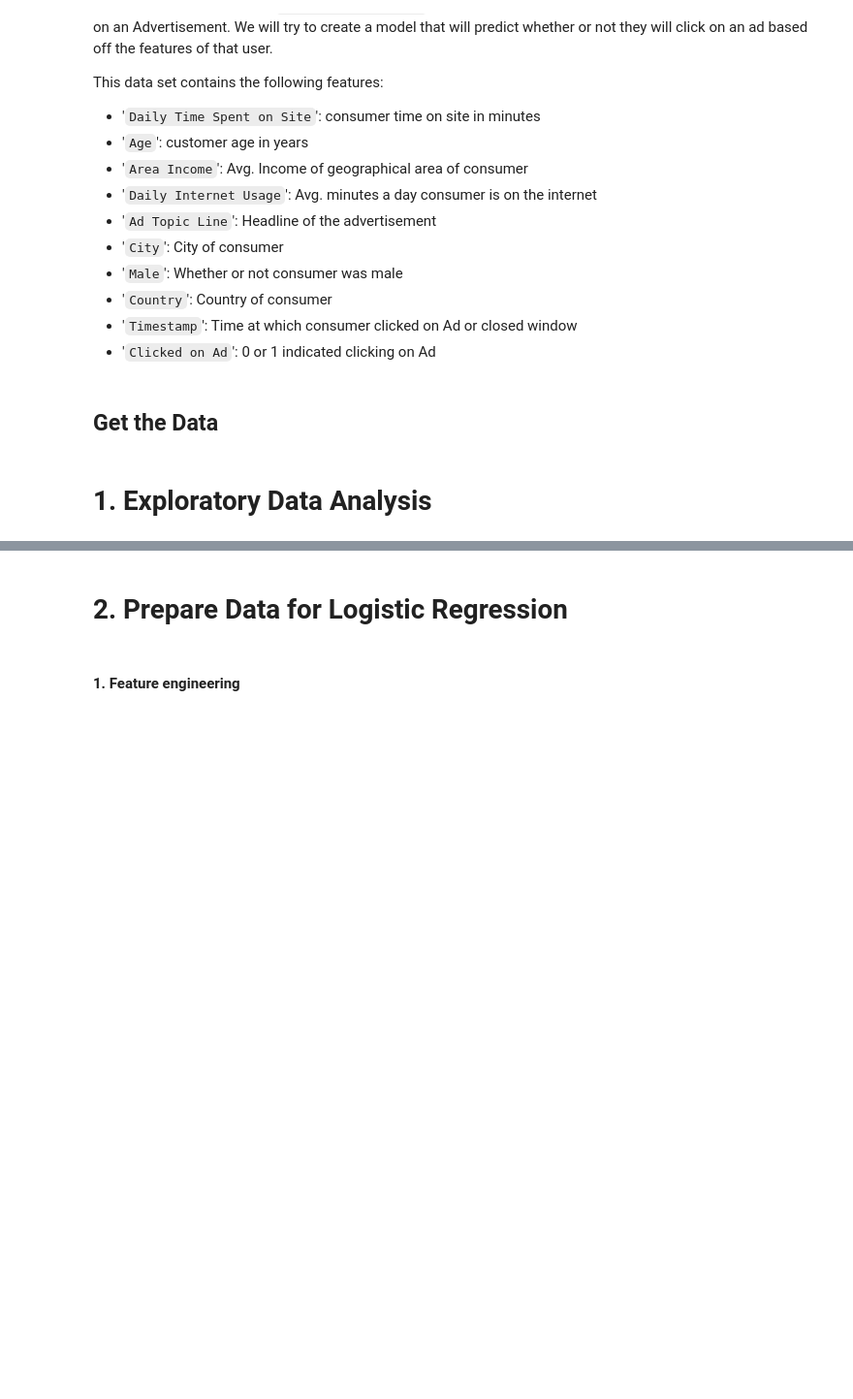
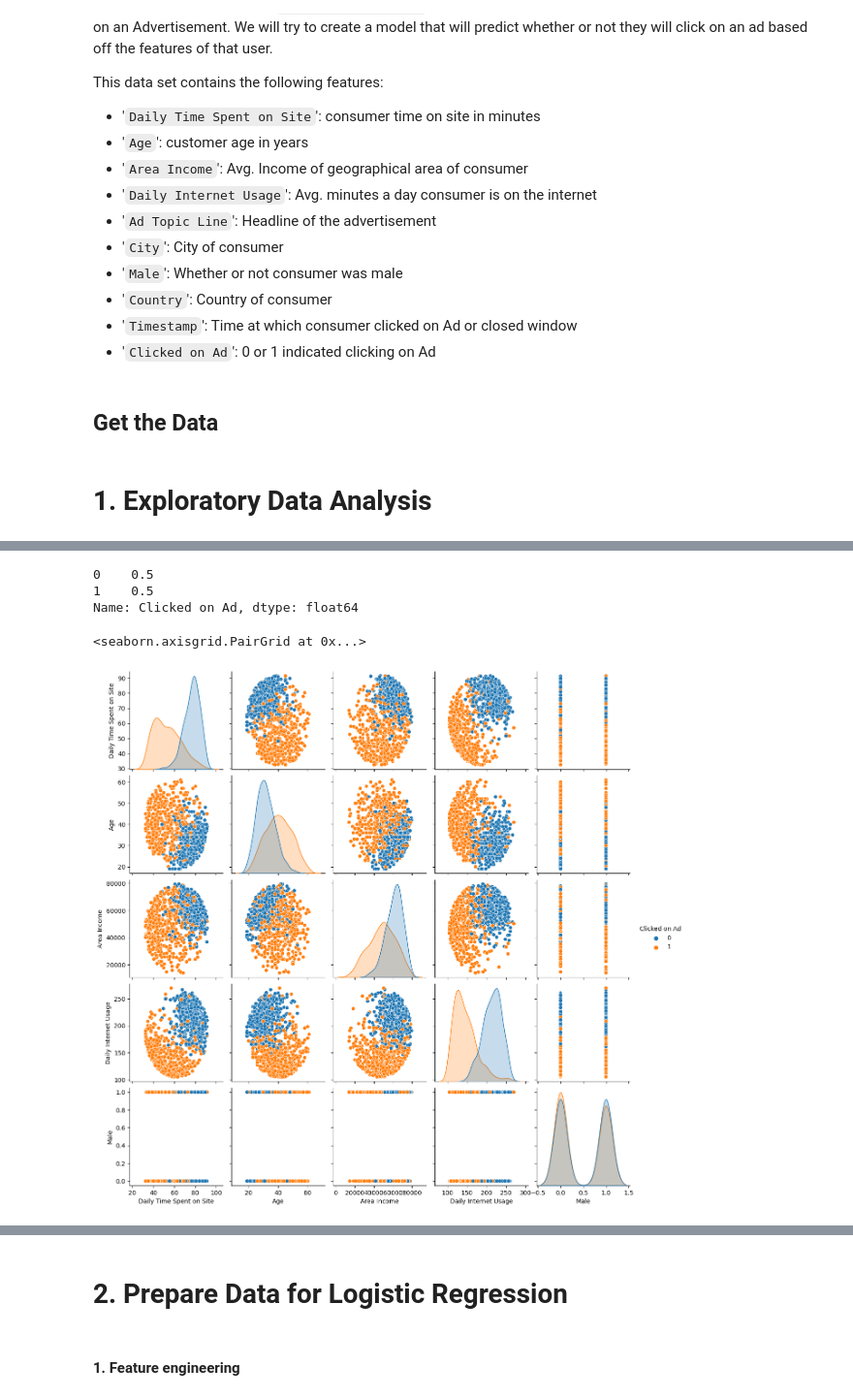
Before and after one commit to MNievas12/2411_dsft_thebridge, a Jupyter notebook: 3-Machine_Learning/1-Supervisado/2-Classification/4-Logistic_Regression/ejercicios/Logistic-regression predict-ad-click.ipynb, the cells around one changed output, grey strips where cells are left out. Shown at 97% size. Drawn from its saved outputs; the diff is of its cells as text; code cells hidden in the pictures; blank space fills up the shorter version.

```diff
--- a/3-Machine_Learning/1-Supervisado/2-Classification/4-Logistic_Regression/ejercicios/Logistic-regression predict-ad-click.ipynb
+++ b/3-Machine_Learning/1-Supervisado/2-Classification/4-Logistic_Regression/ejercicios/Logistic-regression predict-ad-click.ipynb
@@ -20,2 +30,5 @@ This data set contains the following features:
 # %% [markdown]
 # 1. Exploratory Data Analysis
+# %%
+df = pd.read_csv('data/advertising.csv')
+df
@@ -21,0 +81,11 @@ This data set contains the following features:
+# %%
+df['Clicked on Ad'].value_counts(normalize=True)
+# %% [output]
+0    0.5
+1    0.5
+Name: Clicked on Ad, dtype: float64
+# %%
+sns.pairplot(df, hue="Clicked on Ad")
+# %% [output]
+<seaborn.axisgrid.PairGrid at 0x...>
+[figure, added]
```
Also changed, not shown: parts of 54 cells of this notebook.
